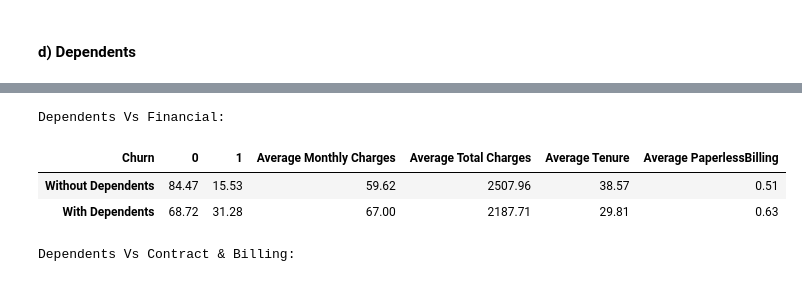
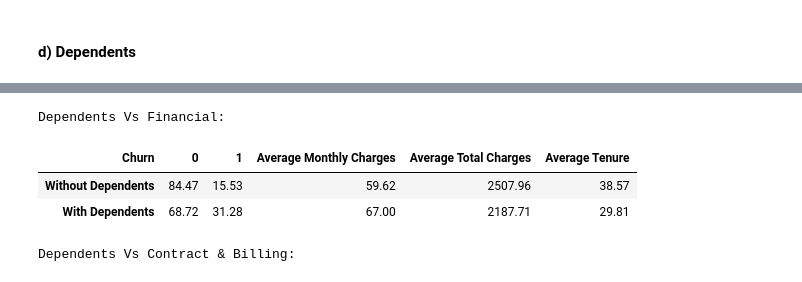
Before and after one commit to Hafsa-mohamed-Ad3n/TELCOM-CUSTOMER-CHURN, a Jupyter notebook: Telecommunication_Customer_Churn.ipynb, the cells around one changed output, grey strips where cells are left out. Cells and saved outputs as stored; diff of their text form; code cells hidden in the pictures.

```diff
--- a/Telecommunication_Customer_Churn.ipynb
+++ b/Telecommunication_Customer_Churn.ipynb
@@ -1845,41 +1842,36 @@ With Dependents            2099       29.85           15.53
 Dependents_churn_rate = df.groupby(['Dependents', 'Churn']).size().unstack()
 Dependents_churn_rate = Dependents_churn_rate.div(Dependents_churn_rate.sum(axis=1), axis=0) * 100
 Dependents_churn_rate = Dependents_churn_rate.round(2)
 
 # Grouping by Dependents and calculating the average MonthlyCharges
 average_monthly_charges_Dependents = df.groupby('Dependents')['MonthlyCharges'].mean().round(2)
 
 # Grouping by Dependents and calculating the average TotalCharges
 average_total_charges_Dependents = df.groupby('Dependents')['TotalCharges'].mean().round(2)
 
 # Adding the average monthly charges as a new row to the churn rate tabular output
 Dependents_churn_rate['Average Monthly Charges'] = average_monthly_charges_Dependents
 
 # Adding the average monthly charges as a new row to the churn rate tabular output
 Dependents_churn_rate['Average Total Charges'] = average_total_charges_Dependents
 
 # Calculate the average tenure by Dependents
 average_tenure_Dependents = df.groupby('Dependents')['tenure'].mean().round(2)
 
 # Adding the average tenure as a new row to the churn rate tabular output
 Dependents_churn_rate['Average Tenure'] = average_tenure_Dependents
 
-# Grouping by Dependents and calculating the average PaperlessBilling
-average_paperless_billing_Dependents = df.groupby('Dependents')['PaperlessBilling'].mean().round(2)
-
-# Adding the average PaperlessBilling as a new row to the churn rate tabular output
-Dependents_churn_rate['Average PaperlessBilling'] = average_paperless_billing_Dependents
 
 # Replace binary values with descriptive labels
 Dependents_churn_rate.index = ['Without Dependents', 'With Dependents']
 
 print("Dependents Vs Financial:")
 Dependents_churn_rate
 # %% [output]
 Dependents Vs Financial:
-| Churn | 0 | 1 | Average Monthly Charges | Average Total Charges | Average Tenure | Average PaperlessBilling |
-| Without Dependents | 84.47 | 15.53 | 59.62 | 2507.96 | 38.57 | 0.51 |
-| With Dependents | 68.72 | 31.28 | 67.00 | 2187.71 | 29.81 | 0.63 |
+| Churn | 0 | 1 | Average Monthly Charges | Average Total Charges | Average Tenure |
+| Without Dependents | 84.47 | 15.53 | 59.62 | 2507.96 | 38.57 |
+| With Dependents | 68.72 | 31.28 | 67.00 | 2187.71 | 29.81 |
 # %%
 # Replace binary values with descriptive labels for 'Dependents', 'Contract', and 'PaperlessBilling'
 df['Dependents'] = df['Dependents'].replace({0: 'Without Dependents', 1: 'With Dependents'})
```
Also changed, not shown: parts of 69 cells of this notebook.
